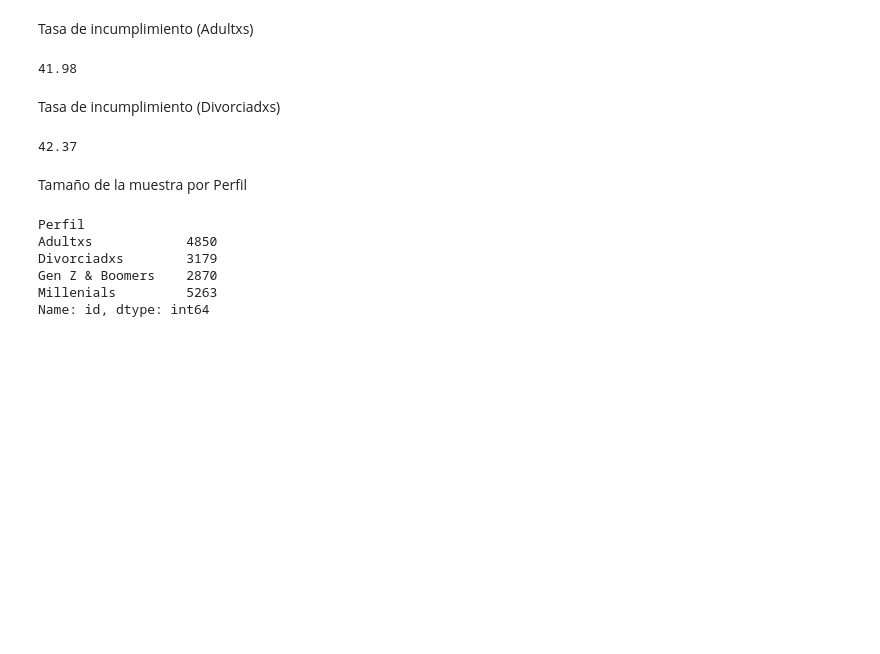
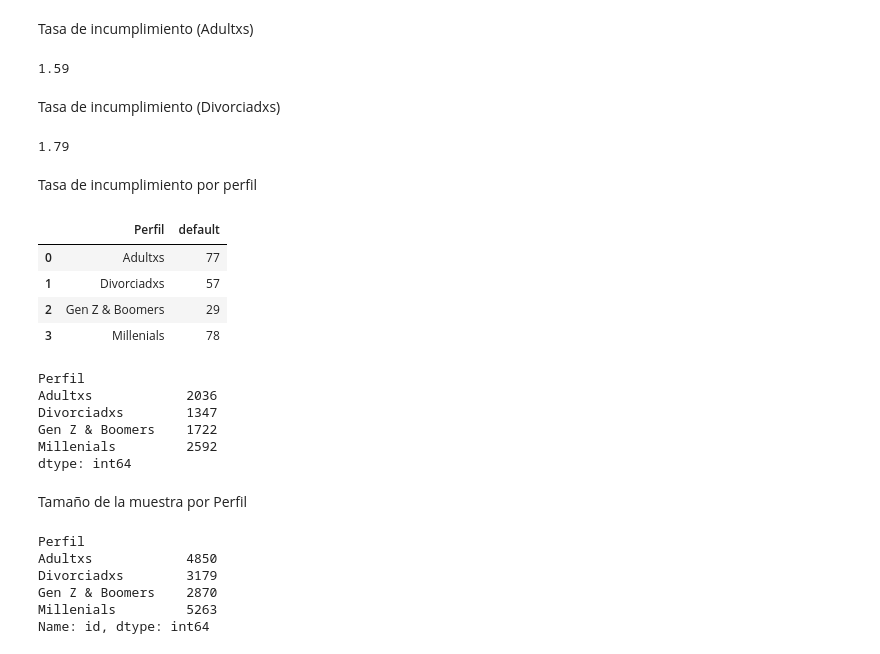
Before and after one commit to Lambda-14/Sim-Empresa, a Jupyter notebook: Equip_16/Borrador/Perfil de cliente/banca_22.09_PerfilCliente_EstadisticaDescriptiva.ipynb, the cells around one changed output. Drawn from its saved outputs; the diff is of its cells as text; code cells hidden in the pictures; blank space fills up the shorter version.

```diff
--- a/Equip_16/Borrador/Perfil de cliente/banca_22.09_PerfilCliente_EstadisticaDescriptiva.ipynb
+++ b/Equip_16/Borrador/Perfil de cliente/banca_22.09_PerfilCliente_EstadisticaDescriptiva.ipynb
@@ -272,7 +355,7 @@ print(tasaDefautYesM)
 # %% [markdown]
 Tasa de incumplimiento (Adultxs)
 # %%
-defaultYesA = df[(df['deposit'] == 'yes') & (df['Perfil'] == 'Adultxs')].shape[0] #2036
+defaultYesA = df[(df['default'] == 'yes') & (df['Perfil'] == 'Adultxs')].shape[0] #2036
 # print(defaultYesA)
 defaultTotalA = df[(df['Perfil'] == 'Adultxs')].shape[0] #4850
 # print(defaultTotalA)
@@ -280,11 +363,11 @@ defaultTotalA = df[(df['Perfil'] == 'Adultxs')].shape[0] #4850
 tasaDefautYesA = round((defaultYesA * 100)/defaultTotalA, 2)
 print(tasaDefautYesA)
 # %% [output]
-41.98
+1.59
 # %% [markdown]
 Tasa de incumplimiento (Divorciadxs)
 # %%
-defaultYesD = df[(df['deposit'] == 'yes') & (df['Perfil'] == 'Divorciadxs')].shape[0] #1347
+defaultYesD = df[(df['default'] == 'yes') & (df['Perfil'] == 'Divorciadxs')].shape[0] #1347
 # print(defaultYesD)
 defaultTotalD = df[(df['Perfil'] == 'Divorciadxs')].shape[0] #3179
 # print(defaultTotalD)
@@ -292,4 +375,17 @@ defaultTotalD = df[(df['Perfil'] == 'Divorciadxs')].shape[0] #3179
 tasaDefautYesD = round((defaultYesD * 100)/defaultTotalD, 2)
 print(tasaDefautYesD)
 # %% [output]
-42.37
+1.79
+# %% [markdown]
+Tasa de incumplimiento por perfil
+# %%
+dfIncumplimiento = df[df['default'] == 'yes']
+dfIncumplimiento = dfIncumplimiento[['Perfil', 'default']]
+dfIncumplimiento = dfIncumplimiento.groupby('Perfil').count().reset_index()
+dfIncumplimiento
+# %% [output]
+|  | Perfil | default |
+| 0 | Adultxs | 77 |
+| 1 | Divorciadxs | 57 |
+| 2 | Gen Z & Boomers | 29 |
+| 3 | Millenials | 78 |
@@ -296,3 +476,13 @@ print(tasaDefautYesD)
+# %%
+grupos = df[df['deposit'] == 'yes'].groupby('Perfil').size()
+grupos
+# %% [output]
+Perfil
+Adultxs            2036
+Divorciadxs        1347
+Gen Z & Boomers    1722
+Millenials         2592
+dtype: int64
 # %% [markdown]
 Tamaño de la muestra por Perfil
 # %%
```
Also changed, not shown: parts of 16 cells of this notebook.
